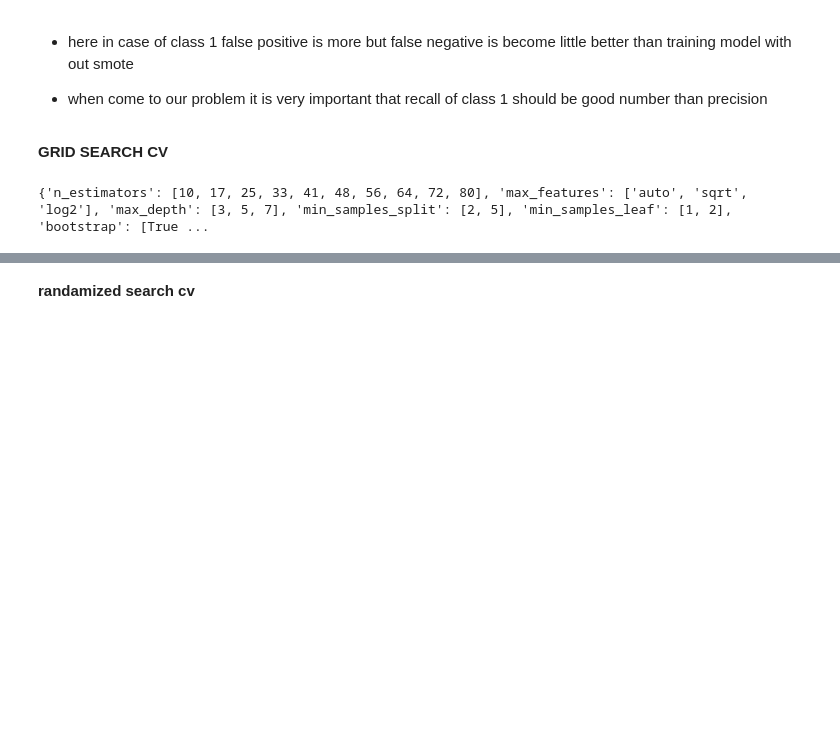
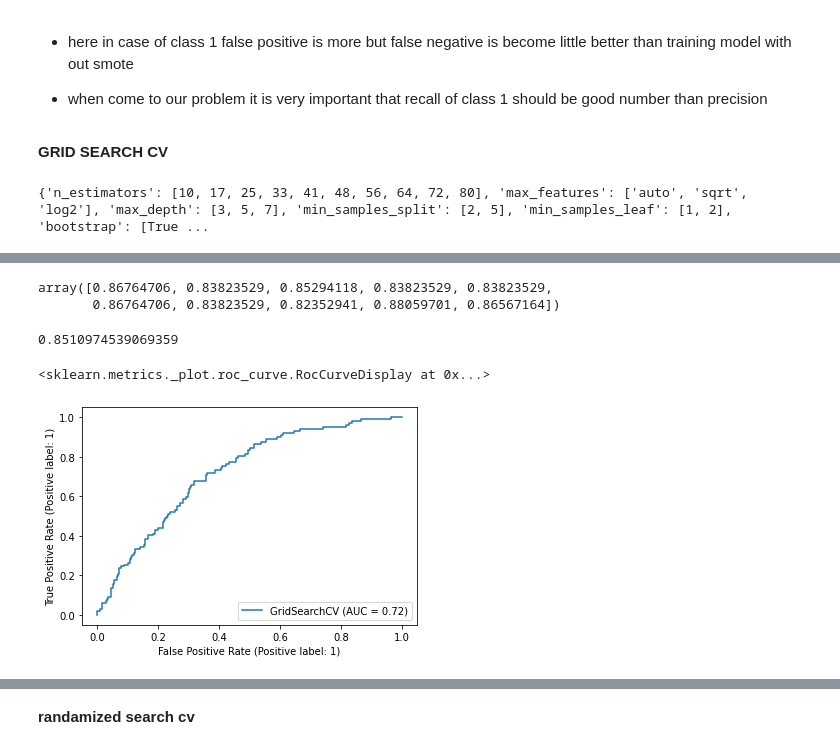
Before and after one commit to amalmon/cardio-vascular-risk-prediction, a Jupyter notebook: cardio_vascular_risk_prediction_individual_notebook_by_AMAL.ipynb, the cells around one changed output, grey strips where cells are left out. Cells and saved outputs as stored; diff of their text form; code cells hidden in the pictures; blank space fills up the shorter version.

```diff
--- a/cardio_vascular_risk_prediction_individual_notebook_by_AMAL.ipynb
+++ b/cardio_vascular_risk_prediction_individual_notebook_by_AMAL.ipynb
@@ -966,10 +966,10 @@ print(param_grid_rf)
 # %% [output]
 {'n_estimators': [10, 17, 25, 33, 41, 48, 56, 64, 72, 80], 'max_features': ['auto', 'sqrt', 'log2'], 'max_depth': [3, 5, 7], 'min_samples_split': [2, 5], 'min_samples_leaf': [1, 2], 'bootstrap': [True ...
 # %%
-classifier=RandomForestClassifier()
+classifier_rf=RandomForestClassifier()
 # %%
 from sklearn.model_selection import GridSearchCV
-rf_grid=GridSearchCV(estimator=classifier,param_grid=param_grid_rf,cv=5,verbose=2,n_jobs=4)
+rf_grid=GridSearchCV(estimator=classifier_rf,param_grid=param_grid_rf,cv=5,verbose=2,n_jobs=4)
 # %%
-rf_grid.fit(X_train,Y_train)
+rf_grid.fit(x_smote,y_smote)
 # %% [output]
@@ -1006,0 +1013,9 @@ rf_grid.score(X_test,Y_test)
+# %%
+score
+# %% [output]
+array([0.86764706, 0.83823529, 0.85294118, 0.83823529, 0.83823529,
+       0.86764706, 0.83823529, 0.82352941, 0.88059701, 0.86567164])
+# %%
+score.mean()
+# %% [output]
+0.8510974539069359
@@ -1006,0 +1024,5 @@ rf_grid.score(X_test,Y_test)
+# %%
+plot_roc_curve(rf_grid, X_test, Y_test)
+# %% [output]
+<sklearn.metrics._plot.roc_curve.RocCurveDisplay at 0x...>
+[figure, added]
```
Also changed, not shown: parts of 24 cells of this notebook.
